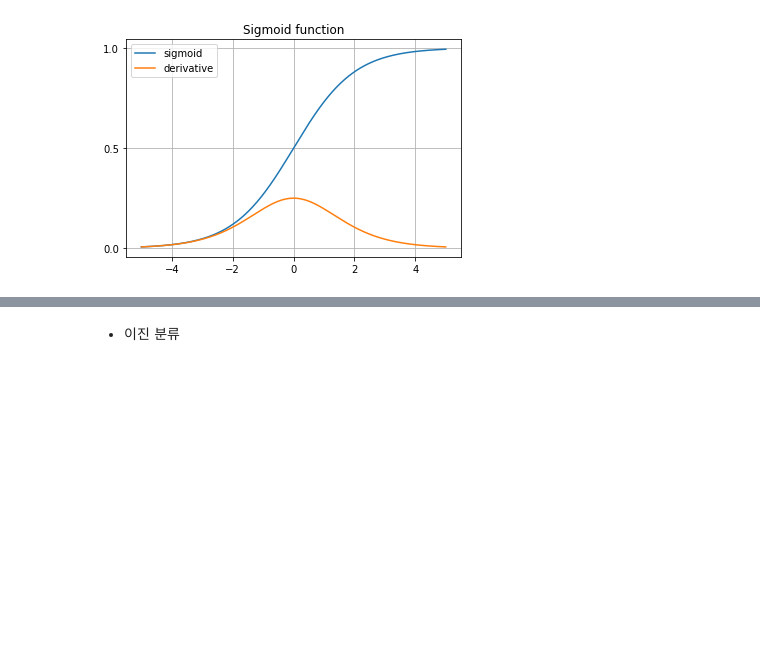
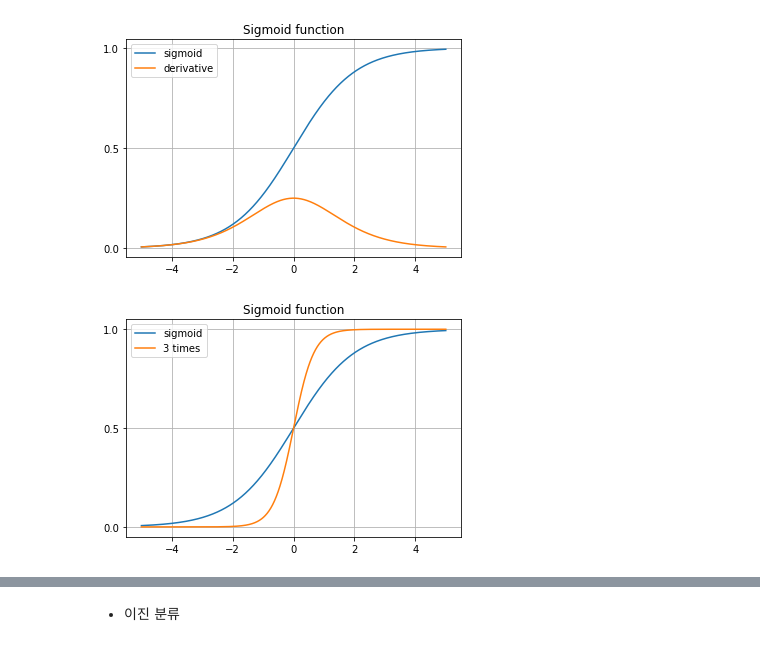
Before and after one commit to youngai1112/MachineLearning, a Jupyter notebook: 04.회귀/03.로지스틱회귀.ipynb, the cells around one changed output, grey strips where cells are left out. Saved outputs shown, nothing was run; the diff lists cells and outputs as text; code cells hidden in the pictures; blank space fills up the shorter version.

```diff
--- a/04.회귀/03.로지스틱회귀.ipynb
+++ b/04.회귀/03.로지스틱회귀.ipynb
@@ -8,8 +8,8 @@ import matplotlib.pyplot as plt
 - Sigmoid 함수
     - 참고 : https://ko.wikipedia.org/wiki/%EC%8B%9C%EA%B7%B8%EB%AA%A8%EC%9D%B4%EB%93%9C_%ED%95%A8%EC%88%98
 # %%
-def sigmoid(x):
-    return (1. / (1+np.exp(-x)))
+def sigmoid(x, a=1, b=0):       # positional argument가 아닌 keyword argument로 준다면, 함수 만들때 용이하다
+    return (1. / (1+np.exp(-a*(x-b))))
 # %%
 xs = np.linspace(-5, 5, 1001)
 ys = sigmoid(xs)
@@ -22,3 +23,16 @@ plt.legend()
 plt.show()
 # %% [output]
 [figure]
+# %%
+xs = np.linspace(-5, 5, 1001)
+ys = sigmoid(xs)
+y3 = sigmoid(xs, a=3)
+plt.plot(xs,ys, label='sigmoid')
+plt.plot(xs, y3, label='3 times')
+plt.title('Sigmoid function')
+plt.yticks([0, 0.5, 1])
+plt.grid()
+plt.legend()
+plt.show()
+# %% [output]
+[figure, added]
```
Also changed, not shown: parts of 3 cells of this notebook.
